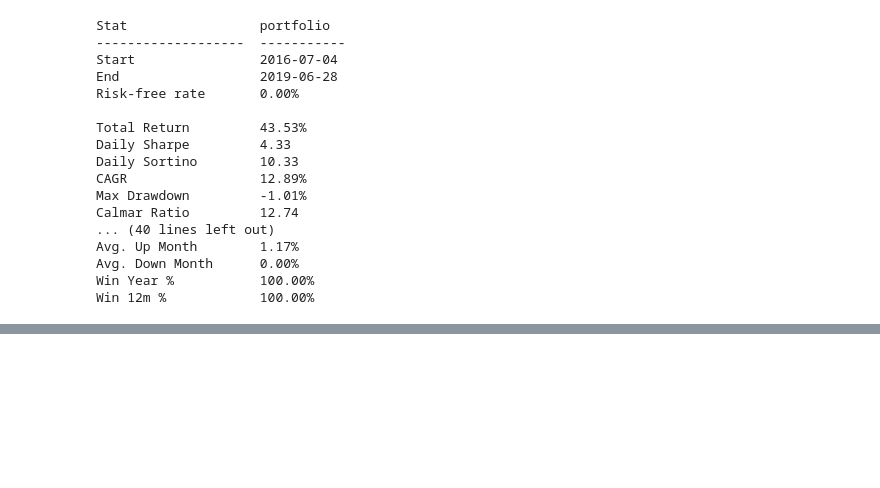
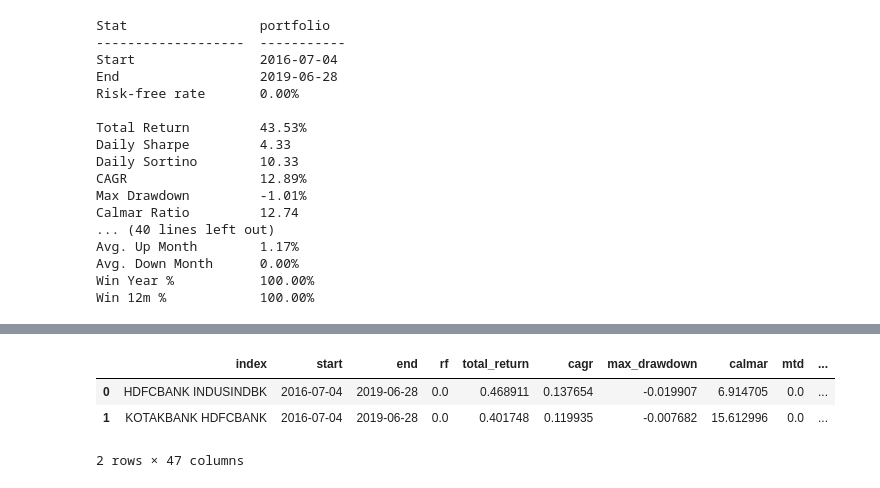
Before and after one commit to Saurabh995/QuantifAI_Assignment, a Jupyter notebook: TradeEngine.ipynb, the cells around one changed output, grey strips where cells are left out. Drawn from its saved outputs; the diff is of its cells as text; code cells hidden in the pictures; blank space fills up the shorter version.

Commit message:
Exported the metrics into a postgresql table

```diff
--- a/TradeEngine.ipynb
+++ b/TradeEngine.ipynb
@@ -518,0 +534,5 @@ portfolio_stats_df = portfolio_stats.stats
+# %%
+username = 'saurabh'
+password = 'saurabh'
+dbname = 'quantifai'
+engine = create_engine('postgresql://{}:{}@localhost/{}'.format(username,password,dbname))
@@ -518,0 +552,9 @@ portfolio_stats_df = portfolio_stats.stats
+# %%
+data = pd.read_sql('SELECT * FROM pairwise_metrics', engine)
+# %%
+data.head()
+# %% [output]
+|  | index | start | end | rf | total_return | cagr | max_drawdown | calmar | mtd | ... |
+| 0 | HDFCBANK INDUSINDBK | 2016-07-04 | 2019-06-28 | 0.0 | 0.468911 | 0.137654 | -0.019907 | 6.914705 | 0.0 | ... |
+| 1 | KOTAKBANK HDFCBANK | 2016-07-04 | 2019-06-28 | 0.0 | 0.401748 | 0.119935 | -0.007682 | 15.612996 | 0.0 | ... |
+2 rows × 47 columns
```
Also changed, not shown: parts of 4 cells of this notebook.
